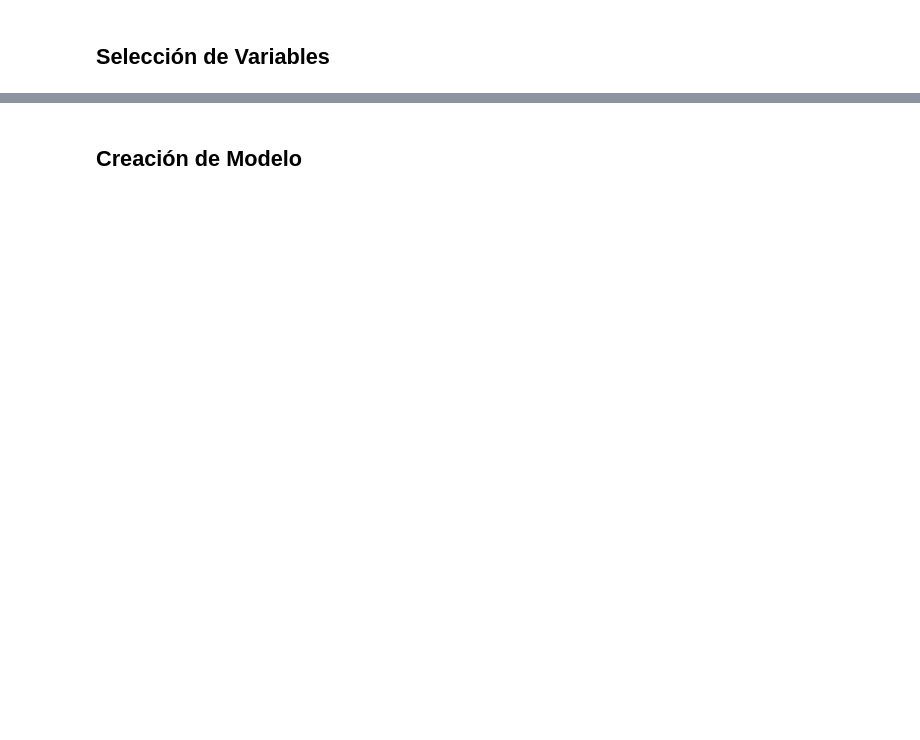
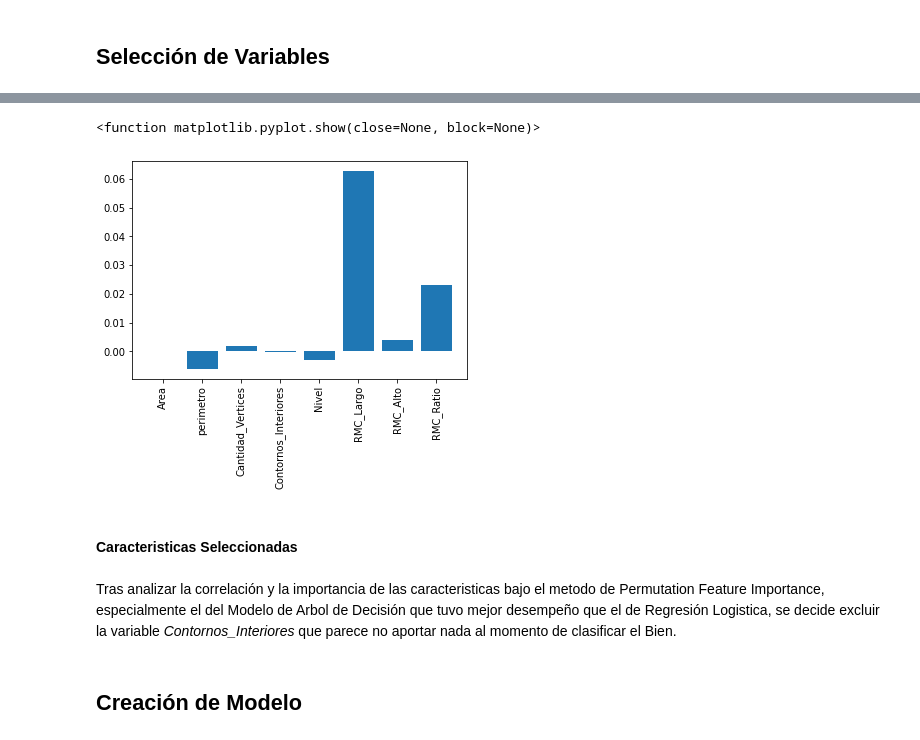
Before and after one commit to german-arq/MIA-Electiva2-ProyectoFinal, a Jupyter notebook: Electiva2-ProyectoFinal.ipynb, the cells around one changed output, grey strips where cells are left out. Drawn from its saved outputs; the diff is of its cells as text; code cells hidden in the pictures; blank space fills up the shorter version.

```diff
--- a/Electiva2-ProyectoFinal.ipynb
+++ b/Electiva2-ProyectoFinal.ipynb
@@ -140,0 +198,4 @@ plt.show()
+# %%
+# Se debe escalar los datos para el modelo de regresión logística
+X_train_scaled = MinMaxScaler().fit_transform(X_train)
+X_val_scaled = MinMaxScaler().fit_transform(X_val)
@@ -140,0 +212,13 @@ plt.show()
+# %%
+r_rl = permutation_importance(rl_pfi, X_val_scaled, y_val, n_repeats=50)
+# %%
+plt.bar(x=X_train.columns, height=r_rl['importances_mean'])
+plt.xticks(rotation=90)
+plt.show
+# %% [output]
+<function matplotlib.pyplot.show(close=None, block=None)>
+[figure, added]
+# %% [markdown]
+#### Caracteristicas Seleccionadas
+# %% [markdown]
+Tras analizar la correlación y la importancia de las caracteristicas bajo el metodo de Permutation Feature Importance, especialmente el del Modelo de Arbol de Decisión que tuvo mejor desempeño que el de Regresión Logistica, se decide excluir la variable *Contornos_Interiores* que parece no aportar nada al momento de clasificar el Bien.
```
Also changed, not shown: parts of 62 cells of this notebook, 2 other files.
